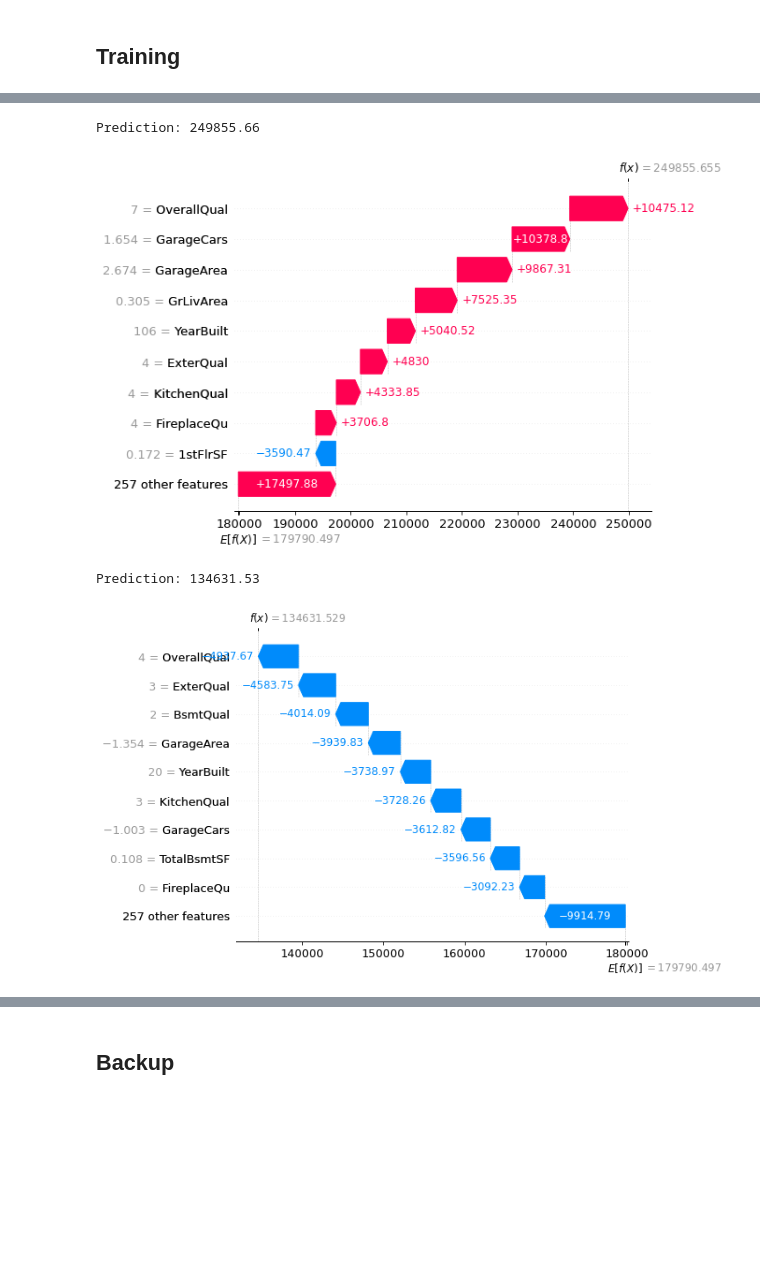
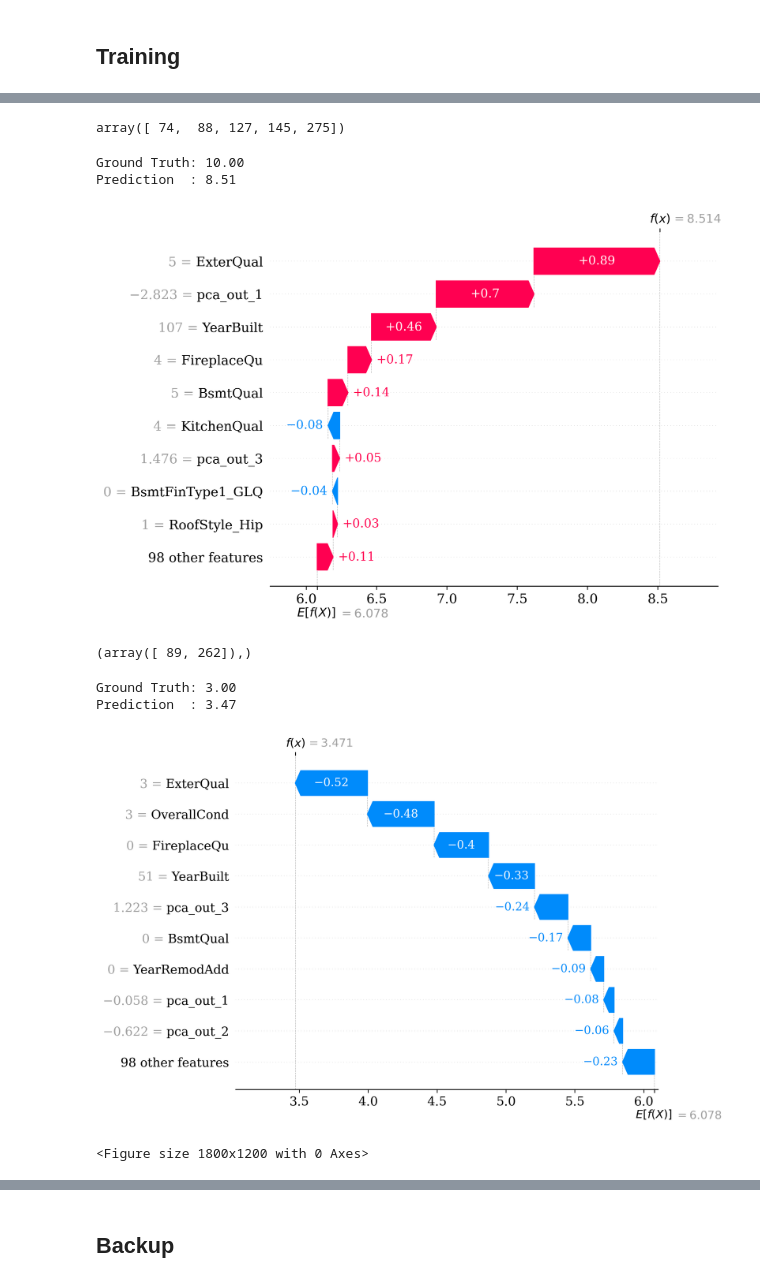
Before and after one commit to bdsaglam/di501, a Jupyter notebook: term-project/nbs/nb2-training.ipynb, the cells around one changed output, grey strips where cells are left out. Cells and saved outputs as stored; diff of their text form; code cells hidden in the pictures; blank space fills up the shorter version.

```diff
--- a/term-project/nbs/nb2-training.ipynb
+++ b/term-project/nbs/nb2-training.ipynb
@@ -251,0 +530,16 @@ def prepare_dataset(dataf):
+# %%
+fidf = feature_importance_df.assign(importance=lambda dataf: dataf['importance']/dataf['importance'].sum())
+icomps = range(1, len(fidf)+1)
+cum_contribs = np.cumsum(fidf['importance'].values)
+
+plt.figure(figsize=(16, 8))
+plt.plot(fidf.index.values, cum_contribs)
+plt.xticks(rotation=90)
+plt.ylabel('Cumulative Feature Importance')
+plt.xlabel('Feature')
+plt.axhline(y=0.90, color='r', linestyle='-')
+plt.annotate('90%', xy=(0.5, 0.90), ha='center', va='bottom')
+plt.axhline(y=0.99, color='r', linestyle='-')
+plt.annotate('99%', xy=(0.5, 0.99), ha='center', va='bottom')
+plt.ylim([0,1])
+savefig('shap-cumulative-feature-importance')
@@ -252,2 +548,5 @@ def prepare_dataset(dataf):
+# %%
+best_categorical_variables = fidf.index.values[:17]
+x_train = x_train.drop(columns=set(ORDINALS+NOMINALS).difference(best_categorical_variables), errors='ignore')
 # %% [markdown]
 ## Training
@@ -406,2 +553,3 @@ search_result_df = average_over_splits(pd.concat([
 # %%
-search_result_df[['estimator_name',	'params', 'r2']].display()
+best_estimator, search_result_df = train_models(x_train, y_train)
+search_result_df[['estimator_name',	'params', 'r2', 'mse']].display()
@@ -460,0 +556,10 @@ shap_values.base_values = shap_values.base_values.ravel()[0]
+# %%
+preprocessor = make_preprocessor(x_train)
+model = best_estimator.named_steps['model']
+
+x_val_proc = pd.DataFrame(preprocessor.transform(x_val), columns=preprocessor.feature_names_out_)
+y_val_proc = y_val.values.ravel()
+
+y_val_pred = model.predict(x_val_proc.values)
+
+shap_result = compute_shap(model, x_val_proc)
@@ -461,16 +590,28 @@ shap_values.base_values = shap_values.base_values.ravel()[0]
+# %%
+np.where(y_val_proc==10)[0]
+# %% [output]
+array([ 74,  88, 127, 145, 275])
 # %%
-idx = 0
-print(f'Prediction: {y_train_pred[idx]:.2f}')
-shap.plots.waterfall(shap_values[idx])
+idx = 127
+print(f'Ground Truth: {y_val_proc[idx]:.2f}')
+print(f'Prediction  : {y_val_pred[idx]:.2f}')
+shap.plots.waterfall(shap_result[idx])
 # %% [output]
-Prediction: 249855.66
+Ground Truth: 10.00
+Prediction  : 8.51
-[figure, old version]
+[figure, new version]
+# %%
+np.where(y_val_proc==3)
+# %% [output]
+(array([ 89, 262]),)
 # %%
-idx = 1
-print(f'Prediction: {y_train_pred[idx]:.2f}')
-plt.figure(figsize=(16, 12))
-shap.plots.waterfall(shap_values[idx])
+idx = 89
+print(f'Ground Truth: {y_val_proc[idx]:.2f}')
+print(f'Prediction  : {y_val_pred[idx]:.2f}')
+shap.plots.waterfall(shap_result[idx])
 # %% [output]
-Prediction: 134631.53
+Ground Truth: 3.00
+Prediction  : 3.47
-[figure, old version]
+[figure, new version]
+<Figure size 1800x1200 with 0 Axes>
 # %%
```
Also changed, not shown: parts of 41 cells of this notebook, 11 other files.
